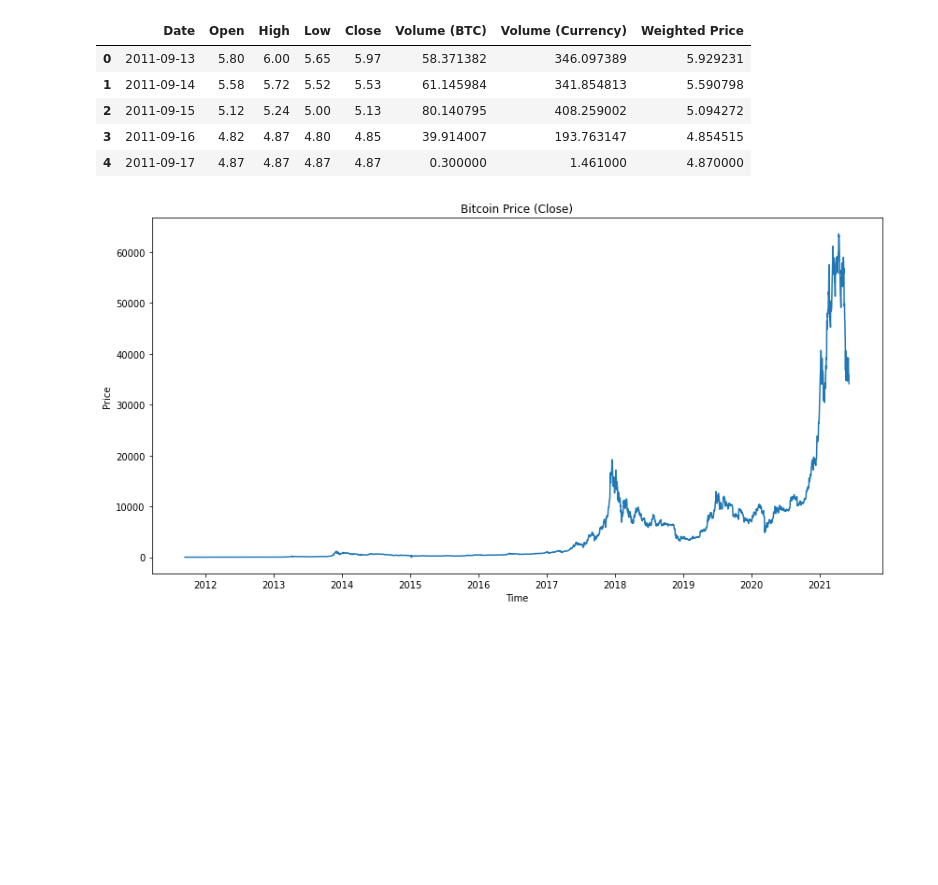
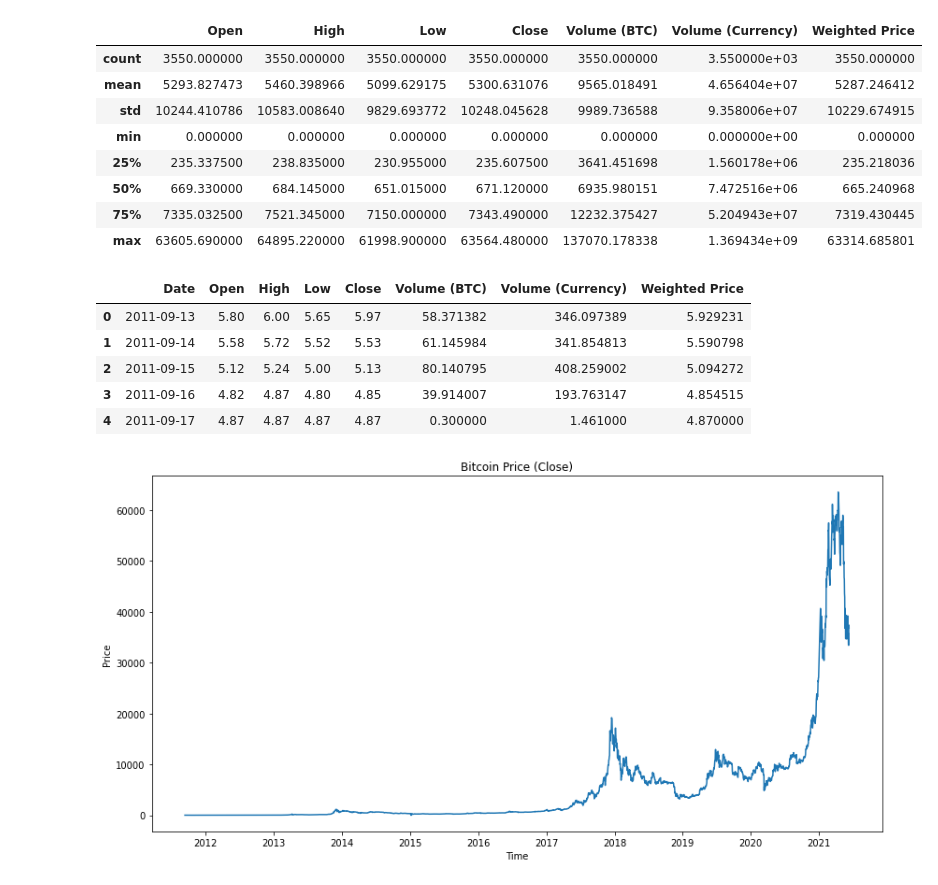
Before and after one commit to EL-Ansari-Bader/Bitcoin-Stock-prediction, a Jupyter notebook: bitcoin stock prediction.ipynb, the cells around one changed output. Cells and saved outputs as stored; diff of their text form; code cells hidden in the pictures; blank space fills up the shorter version.

```diff
--- a/bitcoin stock prediction.ipynb
+++ b/bitcoin stock prediction.ipynb
@@ -30,3 +63,15 @@ Data
+# %%
+Data.describe()
+# %% [output]
+|  | Open | High | Low | Close | Volume (BTC) | Volume (Currency) | Weighted Price |
+| count | 3550.000000 | 3550.000000 | 3550.000000 | 3550.000000 | 3550.000000 | 3.550000e+03 | 3550.000000 |
+| mean | 5293.827473 | 5460.398966 | 5099.629175 | 5300.631076 | 9565.018491 | 4.656404e+07 | 5287.246412 |
+| std | 10244.410786 | 10583.008640 | 9829.693772 | 10248.045628 | 9989.736588 | 9.358006e+07 | 10229.674915 |
+| min | 0.000000 | 0.000000 | 0.000000 | 0.000000 | 0.000000 | 0.000000e+00 | 0.000000 |
+| 25% | 235.337500 | 238.835000 | 230.955000 | 235.607500 | 3641.451698 | 1.560178e+06 | 235.218036 |
+| 50% | 669.330000 | 684.145000 | 651.015000 | 671.120000 | 6935.980151 | 7.472516e+06 | 665.240968 |
+| 75% | 7335.032500 | 7521.345000 | 7150.000000 | 7343.490000 | 12232.375427 | 5.204943e+07 | 7319.430445 |
+| max | 63605.690000 | 64895.220000 | 61998.900000 | 63564.480000 | 137070.178338 | 1.369434e+09 | 63314.685801 |
 # %%
 Data.reset_index(level=0,inplace=True )
 # %%
```
Also changed, not shown: parts of 30 cells of this notebook, 3 other files.
